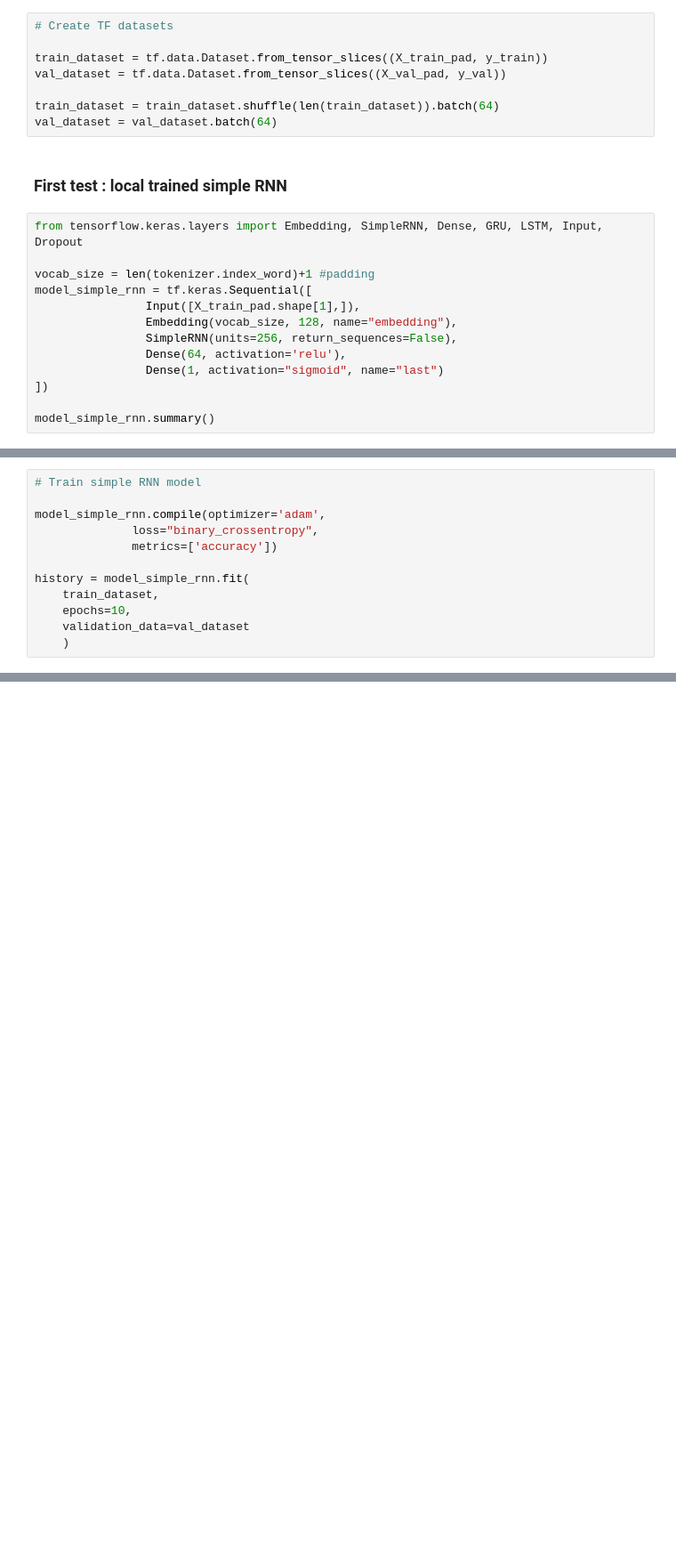
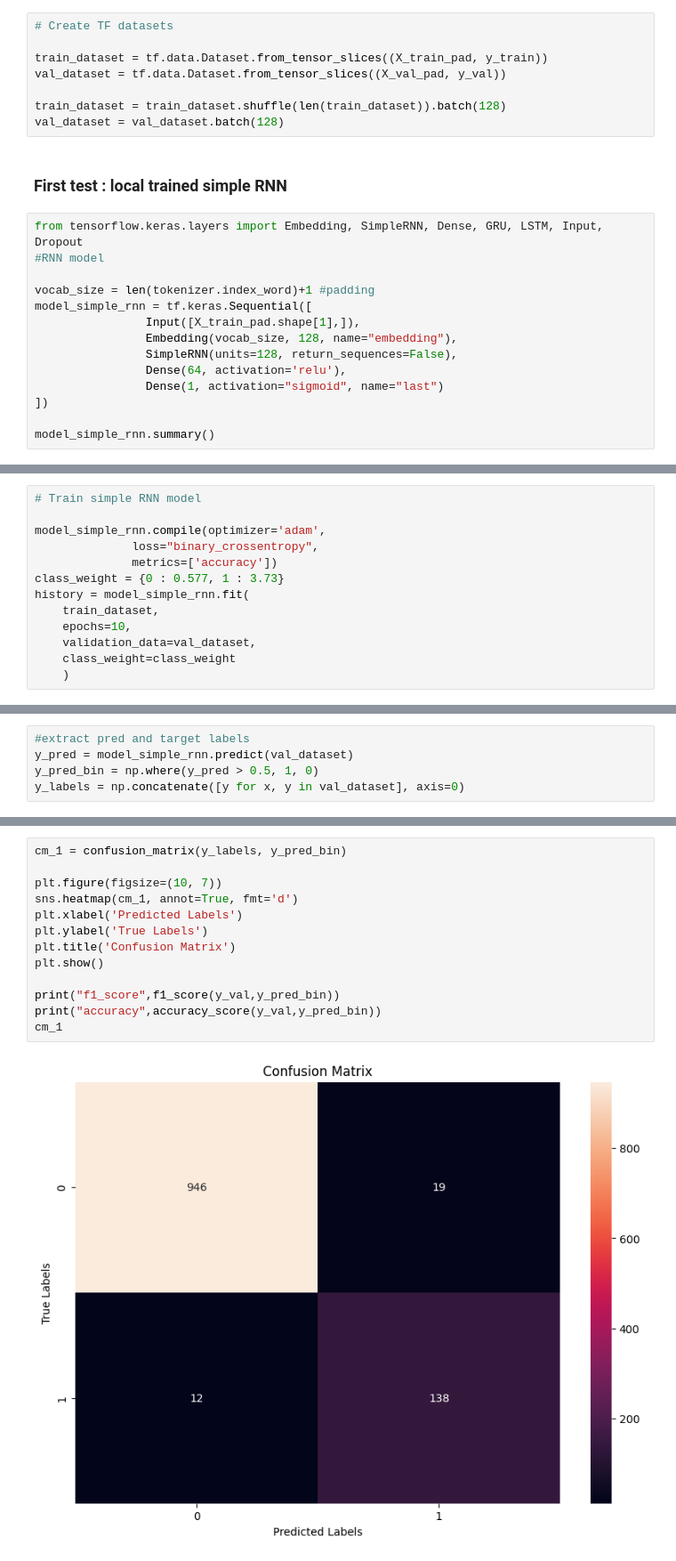
Before and after one commit to Mathias-Samson/Data_Science_Full_Stack_03-24, a Jupyter notebook: 06_DEEP_LEARNING_At&t/AT&T_deliverable_01.ipynb, the cells around one changed output, grey strips where cells are left out. Shown: that part at 89% size. Cells and saved outputs as stored; diff of their text form; blank space fills up the shorter version.

Commit message:
AT&T simple models trained, transformers to solve

```diff
--- a/06_DEEP_LEARNING_At&t/AT&T_deliverable_01.ipynb
+++ b/06_DEEP_LEARNING_At&t/AT&T_deliverable_01.ipynb
@@ -204,18 +217,19 @@ print(y_val.shape)
 train_dataset = tf.data.Dataset.from_tensor_slices((X_train_pad, y_train))
 val_dataset = tf.data.Dataset.from_tensor_slices((X_val_pad, y_val))
 
-train_dataset = train_dataset.shuffle(len(train_dataset)).batch(64)
-val_dataset = val_dataset.batch(64)
+train_dataset = train_dataset.shuffle(len(train_dataset)).batch(128)
+val_dataset = val_dataset.batch(128)
 # %% [markdown]
 ### First test : local trained simple RNN
 # %%
 from tensorflow.keras.layers import Embedding, SimpleRNN, Dense, GRU, LSTM, Input, Dropout
+#RNN model
 
 vocab_size = len(tokenizer.index_word)+1 #padding
 model_simple_rnn = tf.keras.Sequential([
                 Input([X_train_pad.shape[1],]),
                 Embedding(vocab_size, 128, name="embedding"),
-                SimpleRNN(units=256, return_sequences=False),
+                SimpleRNN(units=128, return_sequences=False),
                 Dense(64, activation='relu'),
                 Dense(1, activation="sigmoid", name="last")
 ])
@@ -245,11 +259,12 @@ _________________________________________________________________
 model_simple_rnn.compile(optimizer='adam',
               loss="binary_crossentropy",
               metrics=['accuracy'])
-
+class_weight = {0 : 0.577, 1 : 3.73}
 history = model_simple_rnn.fit(
     train_dataset,
     epochs=10,
-    validation_data=val_dataset
+    validation_data=val_dataset,
+    class_weight=class_weight
     )
 # %% [output]
 Epoch 1/10
@@ -274,0 +290,5 @@ Epoch 10/10
+# %%
+#extract pred and target labels
+y_pred = model_simple_rnn.predict(val_dataset)
+y_pred_bin = np.where(y_pred > 0.5, 1, 0)
+y_labels = np.concatenate([y for x, y in val_dataset], axis=0)
@@ -274,0 +297,15 @@ Epoch 10/10
+# %%
+cm_1 = confusion_matrix(y_labels, y_pred_bin)
+
+plt.figure(figsize=(10, 7))
+sns.heatmap(cm_1, annot=True, fmt='d')
+plt.xlabel('Predicted Labels')
+plt.ylabel('True Labels')
+plt.title('Confusion Matrix')
+plt.show()
+
+print("f1_score",f1_score(y_val,y_pred_bin))
+print("accuracy",accuracy_score(y_val,y_pred_bin))
+cm_1
+# %% [output]
+[figure, added]
```
Also changed, not shown: parts of 27 cells of this notebook.
